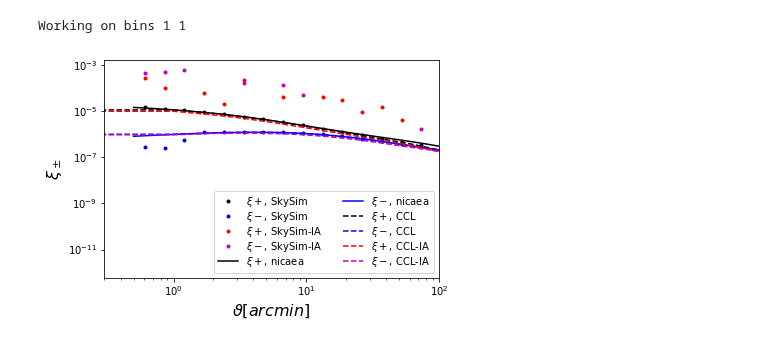
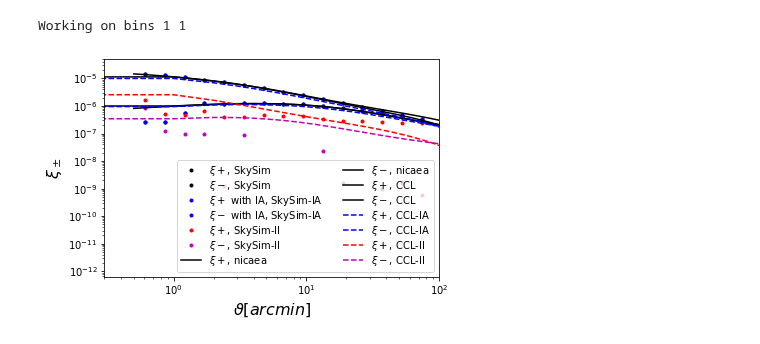
Before and after one commit to LSSTDESC/SkySim5000_IA_infusion, a Jupyter notebook: Compare_Mocks_Theory.ipynb, the cells around one changed output. Saved outputs shown, nothing was run; the diff lists cells and outputs as text; code cells hidden in the pictures.

```diff
--- a/Compare_Mocks_Theory.ipynb
+++ b/Compare_Mocks_Theory.ipynb
@@ -33,10 +35,14 @@ xip=np.empty([20,15])
 xim=np.empty([20,15])
 xip_IA=np.empty([20,15])
 xim_IA=np.empty([20,15])
+xip_pureIA=np.empty([20,15])
+xim_pureIA=np.empty([20,15])
 
 
-for bin1 in np.arange(5)+1:
-    for bin2 in range (bin1,6):
+
+#for bin1 in np.arange(5)+1:
+for bin1 in np.arange(1)+1:
+    for bin2 in range (bin1,bin1+1):
     #for bin2 in range (bin1,6):
 
 
@@ -44,7 +50,12 @@ for bin1 in np.arange(5)+1:
 
         # Get Treecorr measurements
         filename=path_treecorr+'cross_correlation_tomo{}_{}'.format(bin1,bin2)
-        filename_IA=path_treecorr+'cross_correlation_IA_tomo{}_{}'.format(bin1,bin2)
+        #filename_IA=path_treecorr+'infused_cross_correlation_no_noise_tomo{}_{}'.format(bin1,bin2)
+        filename_IA=path_treecorr+'infused_cross_correlation_no_noise_e1IAflip_tomo{}_{}'.format(bin1,bin2)
+        #filename_pureIA=path_treecorr+'infused_cross_correlation_TATT_tomo{}_{}'.format(bin1,bin2)
+        filename_pureIA=path_treecorr+'infused_cross_correlation_TATT_e1IAflip_tomo{}_{}'.format(bin1,bin2)
+
+
 
         gg = treecorr.GGCorrelation(nbins = 20, min_sep=0.5, max_sep=475.5, sep_units='arcmin',bin_slop=0.01)
 
@@ -57,6 +68,13 @@ for bin1 in np.arange(5)+1:
         gg.read(filename_IA)
         xip_IA[:,counter]=gg.xip
         xim_IA[:,counter]=gg.xim
+
+        # pure IA, uncomment when ready
+        gg.read(filename_pureIA)
+        xip_pureIA[:,counter]=gg.xip
+        xim_pureIA[:,counter]=gg.xim
+
+
 
         theta=gg.meanr
 
@@ -77,40 +95,79 @@ for bin1 in np.arange(5)+1:
                 #print("Will use column",tomo)
                 break
 
         theta_CCL=data['theta']
         theta_CCL=theta_CCL[0,:]
         xip_CCL=NO_IA_plus[tomo,:]
         xim_CCL=NO_IA_minus[tomo,:]
 
         xip_CCL_IA=NO_IA_plus[tomo,:] +GI_NLA_plus[tomo,:] +II_NLA_plus[tomo,:]
         xim_CCL_IA=NO_IA_minus[tomo,:]+GI_NLA_minus[tomo,:]+II_NLA_minus[tomo,:]
 
+        xip_CCL_II=II_NLA_plus[tomo,:]
+        xim_CCL_II=II_NLA_minus[tomo,:]
+
+
 
         # no IA
         plt.plot(theta, xip[:,counter], 'k.', label='$\\xi+$, SkySim')
-        plt.plot(theta, xim[:,counter], 'b.', label='$\\xi-$, SkySim')
+        plt.plot(theta, xim[:,counter], 'k.', label='$\\xi-$, SkySim')
 
-        # with IA, uncomment when ready
-        plt.plot(theta, xip_IA[:,counter], 'r.', label='$\\xi+$, SkySim-IA')
-        plt.plot(theta, xim_IA[:,counter], 'm.', label='$\\xi-$, SkySim-IA')
+        # with IA
+        plt.plot(theta, xip_IA[:,counter], 'b.', label='$\\xi+$ with IA, SkySim-IA')
+        plt.plot(theta, xim_IA[:,counter], 'b.', label='$\\xi-$ with IA, SkySim-IA')
+
+        # pure IA
+        plt.plot(theta, xip_pureIA[:,counter]*1000, 'r.', label='$\\xi+$, SkySim-II')
+        plt.plot(theta, xim_pureIA[:,counter]*1000, 'm.', label='$\\xi-$, SkySim-II')
+
+
 
 
         plt.plot(theta_nicaea, xip_nicaea, 'k-', label='$\\xi+$, nicaea')
-        plt.plot(theta_nicaea, xim_nicaea, 'b-', label='$\\xi-$, nicaea')
-        plt.plot(theta_CCL, xip_CCL, 'k--', label='$\\xi+$, CCL')
-        plt.plot(theta_CCL, xim_CCL, 'b--', label='$\\xi-$, CCL')
-        plt.plot(theta_CCL, xip_CCL_IA, 'r--', label='$\\xi+$, CCL-IA')
-        plt.plot(theta_CCL, xim_CCL_IA, 'm--', label='$\\xi-$, CCL-IA')
+        plt.plot(theta_nicaea, xim_nicaea, 'k-', label='$\\xi-$, nicaea')
+        plt.plot(theta_CCL, xip_CCL, 'k-', label='$\\xi+$, CCL')
+        plt.plot(theta_CCL, xim_CCL, 'k-', label='$\\xi-$, CCL')
+        plt.plot(theta_CCL, xip_CCL_IA, 'b--', label='$\\xi+$, CCL-IA')
+        plt.plot(theta_CCL, xim_CCL_IA, 'b--', label='$\\xi-$, CCL-IA')
+
+        plt.plot(theta_CCL, xip_CCL_II, 'r--', label='$\\xi+$, CCL-II')
+        plt.plot(theta_CCL, xim_CCL_II, 'm--', label='$\\xi-$, CCL-II')
+
 
 
         plt.loglog()
         plt.xlabel('$\\vartheta [arcmin]$', fontsize=16)
         plt.ylabel('$\\xi_\\pm$', fontsize=16)
         plt.legend(loc='lower right', ncol=2, labelspacing=0.1)
         plt.xlim([0.3, 100])
         plt.show()
 
+        #-------------
+        # Plot ratios:
+        plt.plot(theta, xip_IA[:,counter]/xip[:,counter]-1, 'k.', label='$\\xi+$, SkySim')
+        plt.plot(theta_CCL, xip_CCL_IA/xip_CCL -1 , 'k--', label='$\\xi+$, CCL-IA')
+        plt.semilogx()
+        plt.xlabel('$\\vartheta [arcmin]$', fontsize=16)
+        plt.ylabel('FracErr $\\xi_+$', fontsize=16)
+        plt.legend(loc='lower right', ncol=2, labelspacing=0.1)
+        plt.xlim([0.3, 100])
+        plt.show()
+
+
+        plt.plot(theta, xim_IA[:,counter]/xim[:,counter]-1, 'k.', label='$\\xi+$, SkySim')
+        plt.plot(theta_CCL, xim_CCL_IA/xim_CCL -1 , 'k--', label='$\\xi+$, CCL-IA')
+        plt.semilogx()
+        plt.xlabel('$\\vartheta [arcmin]$', fontsize=16)
+        plt.ylabel('FracErr $\\xi_-$', fontsize=16)
+        plt.legend(loc='lower right', ncol=2, labelspacing=0.1)
+        plt.xlim([0.3, 100])
+        plt.show()
+
+
+
+
+
         counter +=1
 # %% [output]
 Working on bins 1 1
-[figure, old version]
+[figure, new version]
```
Also changed, not shown: parts of 4 cells of this notebook, 19 other files.
